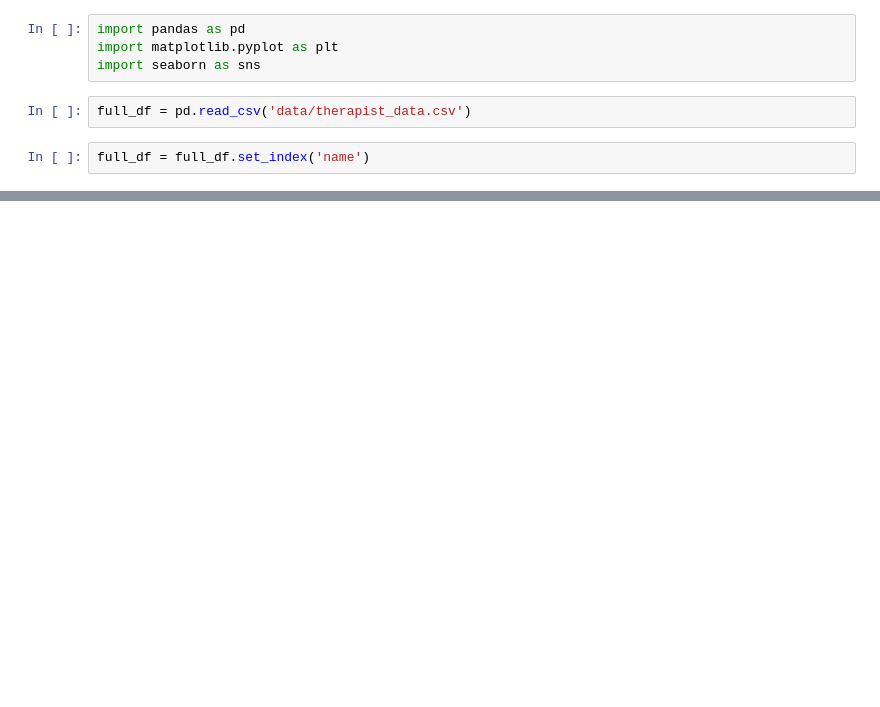
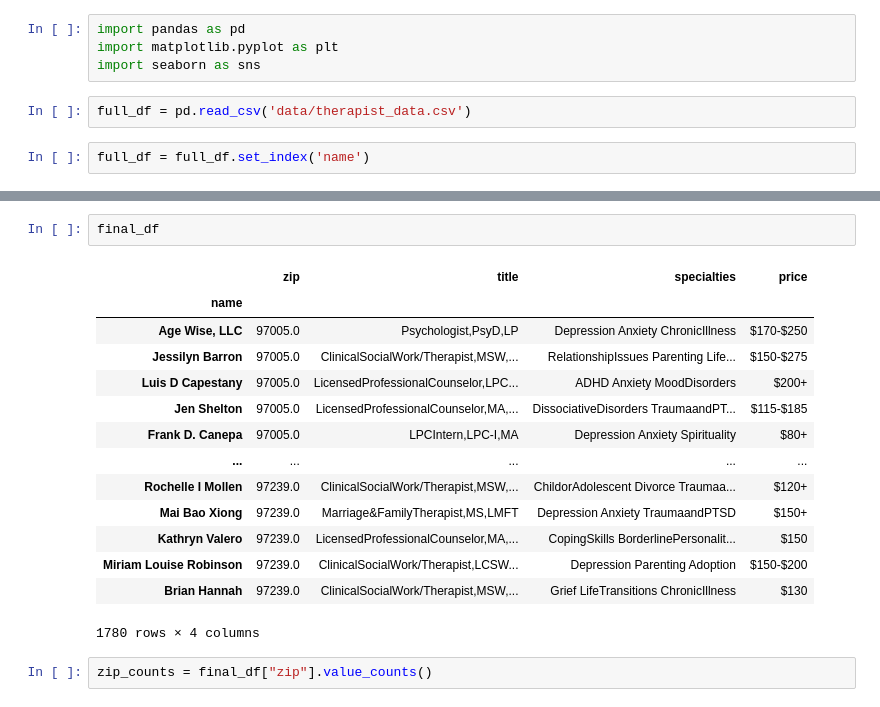
Before and after one commit to mhendricks96/therapist-scraper, a Jupyter notebook: therapist_scraper/read_therapist_data.ipynb, the cells around one changed output, grey strips where cells are left out. Saved outputs shown, nothing was run; the diff lists cells and outputs as text; blank space fills up the shorter version.

```diff
--- a/therapist_scraper/read_therapist_data.ipynb
+++ b/therapist_scraper/read_therapist_data.ipynb
@@ -45,0 +35,19 @@ full_df.describe()
+# %%
+final_df
+# %% [output]
+|  | zip | title | specialties | price |
+| name |  |  |  |  |
+| Age Wise, LLC | 97005.0 | Psychologist,PsyD,LP | Depression Anxiety ChronicIllness | $170-$250 |
+| Jessilyn Barron | 97005.0 | ClinicalSocialWork/Therapist,MSW,... | RelationshipIssues Parenting Life... | $150-$275 |
+| Luis D Capestany | 97005.0 | LicensedProfessionalCounselor,LPC... | ADHD Anxiety MoodDisorders | $200+ |
+| Jen Shelton | 97005.0 | LicensedProfessionalCounselor,MA,... | DissociativeDisorders TraumaandPT... | $115-$185 |
+| Frank D. Canepa | 97005.0 | LPCIntern,LPC-I,MA | Depression Anxiety Spirituality | $80+ |
+| ... | ... | ... | ... | ... |
+| Rochelle I Mollen | 97239.0 | ClinicalSocialWork/Therapist,MSW,... | ChildorAdolescent Divorce Traumaa... | $120+ |
+| Mai Bao Xiong | 97239.0 | Marriage&FamilyTherapist,MS,LMFT | Depression Anxiety TraumaandPTSD | $150+ |
+| Kathryn Valero | 97239.0 | LicensedProfessionalCounselor,MA,... | CopingSkills BorderlinePersonalit... | $150 |
+| Miriam Louise Robinson | 97239.0 | ClinicalSocialWork/Therapist,LCSW... | Depression Parenting Adoption | $150-$200 |
+| Brian Hannah | 97239.0 | ClinicalSocialWork/Therapist,MSW,... | Grief LifeTransitions ChronicIllness | $130 |
+1780 rows × 4 columns
+# %%
+zip_counts = final_df["zip"].value_counts()
```
Also changed, not shown: parts of 9 cells of this notebook.
